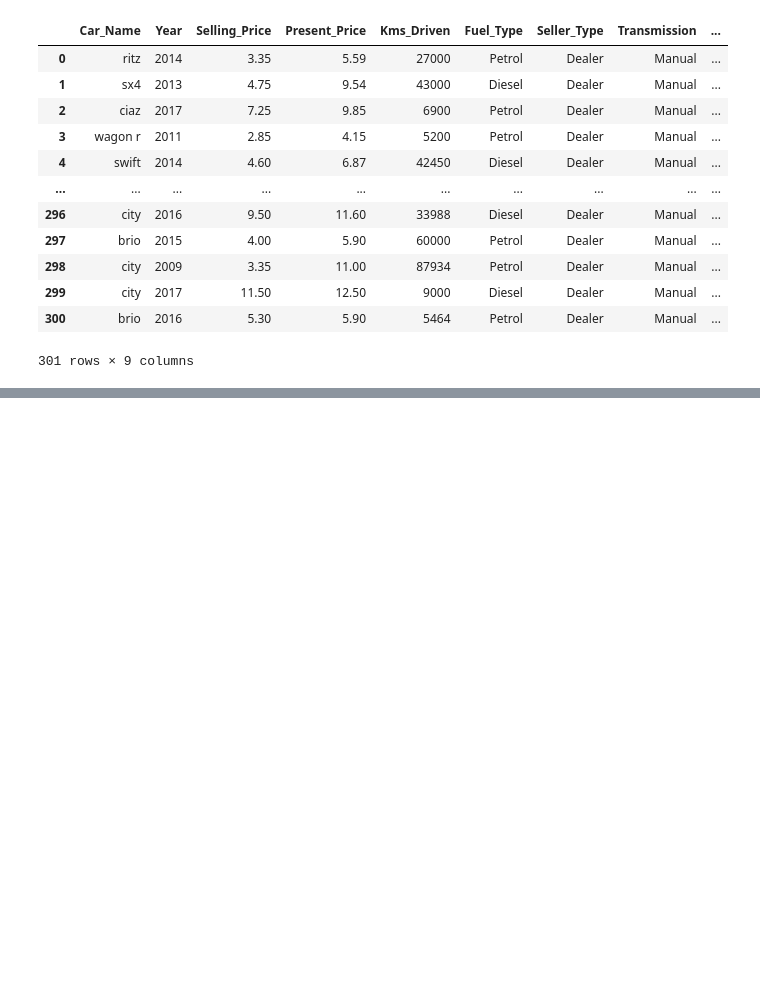
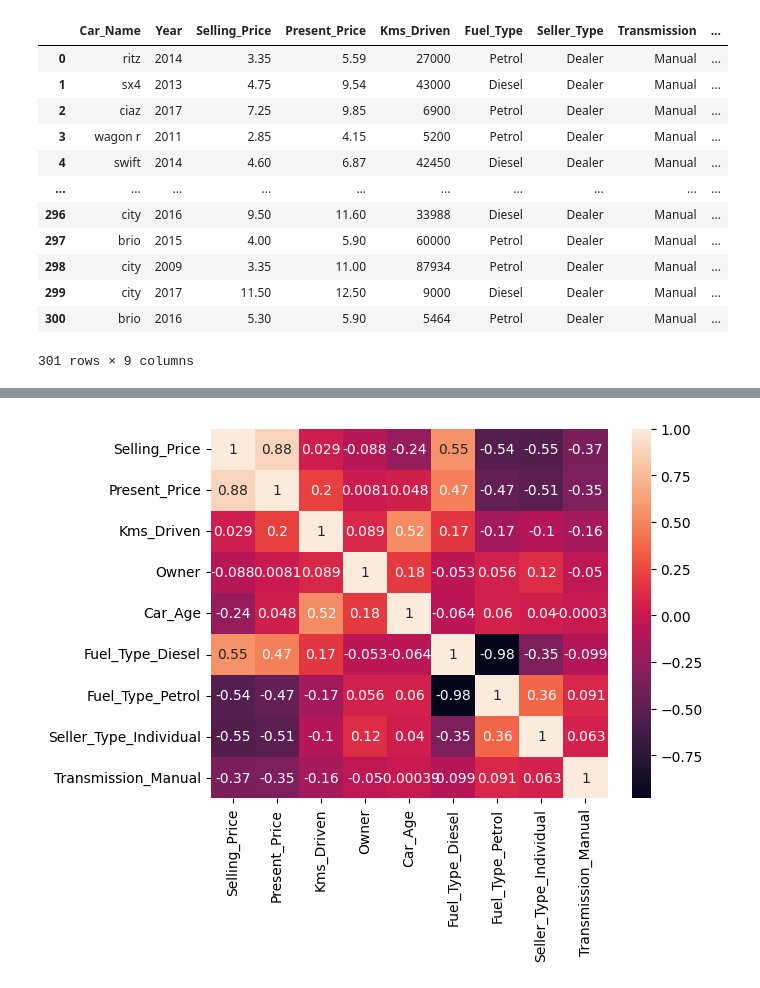
Before and after one commit to razanaqvi14/Cars-Price-Prediction, a Jupyter notebook: Cars Price Prediction.ipynb, the cells around one changed output, grey strips where cells are left out. Saved outputs shown, nothing was run; the diff lists cells and outputs as text; code cells hidden in the pictures; blank space fills up the shorter version.

```diff
--- a/Cars Price Prediction.ipynb
+++ b/Cars Price Prediction.ipynb
@@ -20,0 +100,8 @@ df
+# %%
+df["Current_Year"] = 2023
+# %%
+df["Car_Age"] = df["Current_Year"] - df["Year"]
+# %%
+df.drop(["Year", "Current_Year"], axis = 1, inplace = True)
+# %%
+df = pd.get_dummies(df, dtype = "int", drop_first = True)
@@ -20,0 +124,5 @@ df
+# %%
+sns.heatmap(df.corr(), annot = True)
+plt.show()
+# %% [output]
+[figure, added]
```
Also changed, not shown: parts of 32 cells of this notebook.
